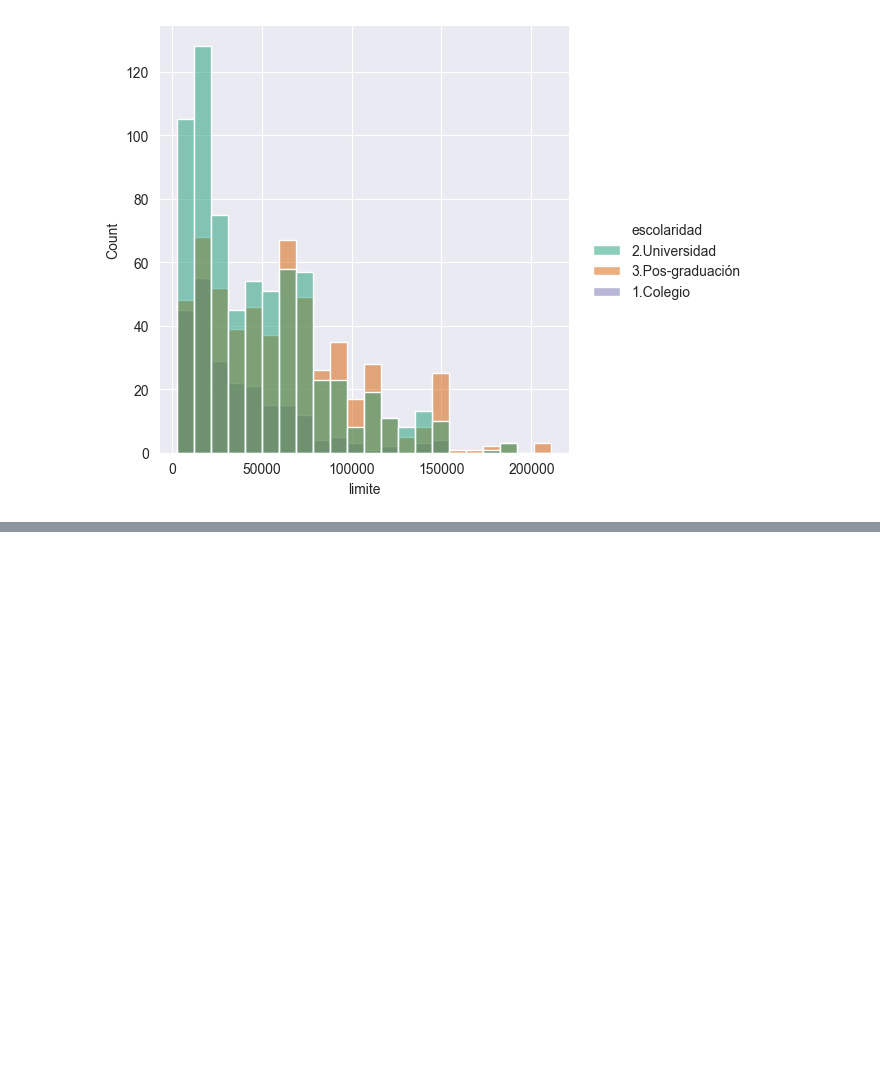
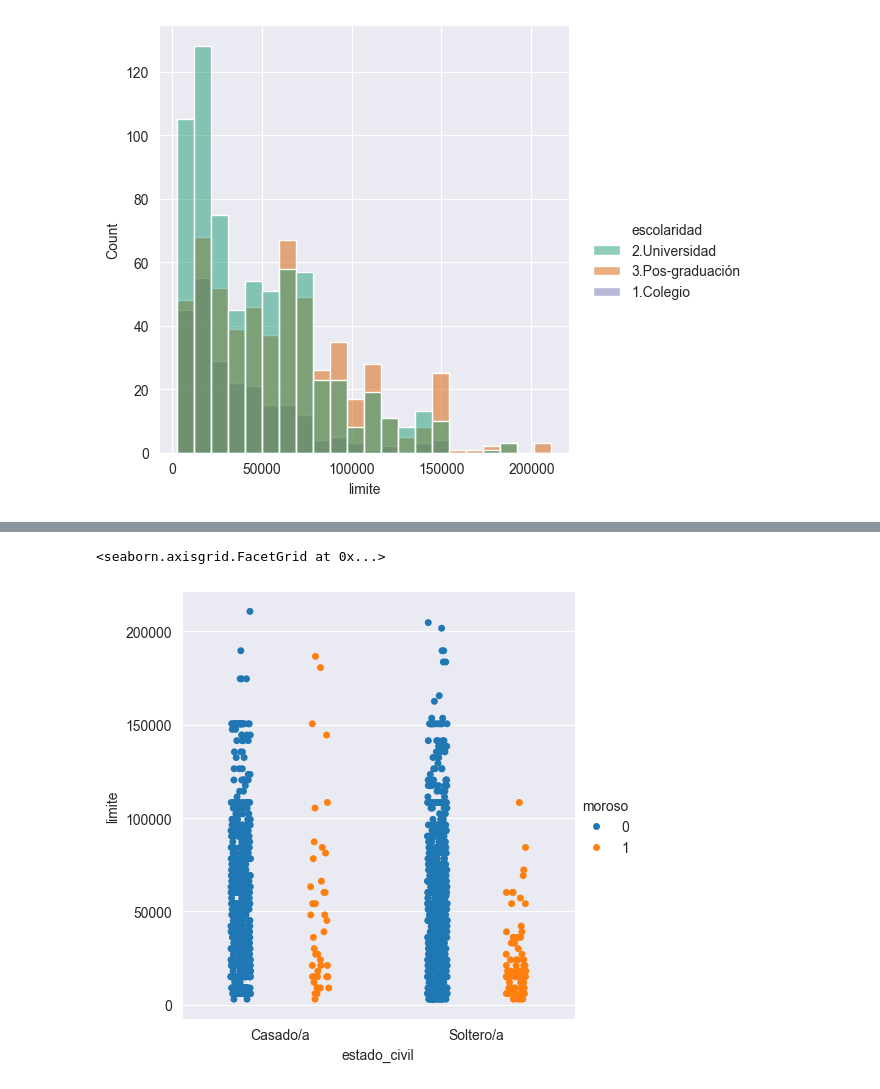
Before and after one commit to AngelMasterr/Python-para-Data-Science, a Jupyter notebook: Data_Visualization - Explorando_con_Seaborn/Empezando_con_seaborn.ipynb, the cells around one changed output, grey strips where cells are left out. Drawn from its saved outputs; the diff is of its cells as text; code cells hidden in the pictures; blank space fills up the shorter version.

Commit message:
Mirando diferentes ripos de graficos estadisticos con seaborn

```diff
--- a/Data_Visualization - Explorando_con_Seaborn/Empezando_con_seaborn.ipynb
+++ b/Data_Visualization - Explorando_con_Seaborn/Empezando_con_seaborn.ipynb
@@ -82,0 +90,6 @@ sns.displot(data=tarjetas, x='limite', hue='escolaridad', palette='Dark2');
+# %%
+# Observar si las personas que son casadas tienen mas limites que las solteras y cuantos son morosos
+sns.catplot(data=tarjetas, x='estado_civil', y='limite', hue='moroso', dodge=True)
+# %% [output]
+<seaborn.axisgrid.FacetGrid at 0x...>
+[figure, added]
```
Also changed, not shown: parts of 6 cells of this notebook.
